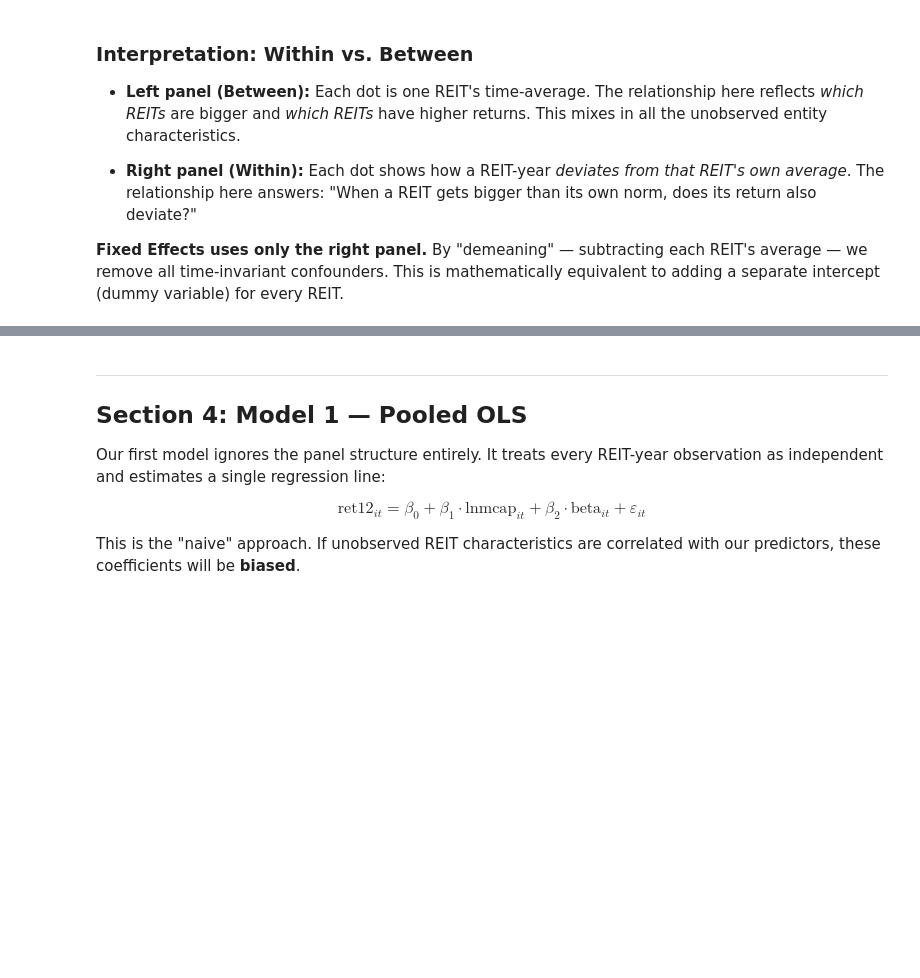
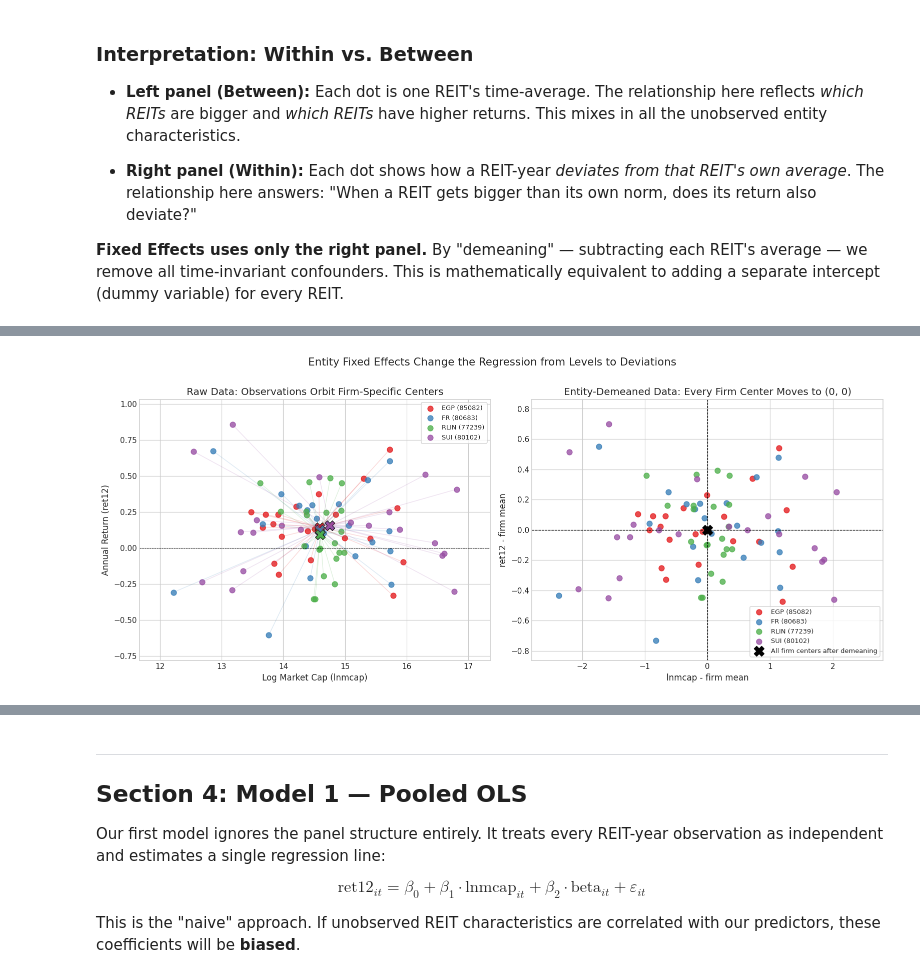
Before and after one commit to isb2348/qm2023-week10-fixed-effects-demos, a Jupyter notebook: fixed_effects_demo.ipynb, the cells around one changed output, grey strips where cells are left out. Saved outputs shown, nothing was run; the diff lists cells and outputs as text; code cells hidden in the pictures; blank space fills up the shorter version.

```diff
--- a/fixed_effects_demo.ipynb
+++ b/fixed_effects_demo.ipynb
@@ -329,0 +612,79 @@ plt.show()
+# %%
+# Chart 5c: The same demeaning idea in scatter space
+entity_scatter = df[df['permno'].isin(entity_demo_reits)].copy()
+entity_scatter['demeaned_ret12'] = entity_scatter['ret12'] - entity_scatter.groupby('permno')['ret12'].transform('mean')
+entity_centers = entity_scatter.groupby('permno')[['lnmcap', 'ret12']].mean()
+
+fig, axes = plt.subplots(1, 2, figsize=(14.5, 6))
+
+for i, reit_id in enumerate(entity_demo_reits):
+    firm_subset = entity_scatter[entity_scatter['permno'] == reit_id]
+    firm_color = highlight_colors[i % len(highlight_colors)]
+    firm_label = f"{firm_labels[reit_id]} ({reit_id})"
+    centroid_x = entity_centers.loc[reit_id, 'lnmcap']
+    centroid_y = entity_centers.loc[reit_id, 'ret12']
+
+    axes[0].scatter(
+        firm_subset['lnmcap'],
+        firm_subset['ret12'],
+        color=firm_color,
+        alpha=0.78,
+        s=50,
+        label=firm_label
+    )
+    axes[0].scatter(
+        [centroid_x],
+        [centroid_y],
+        color=firm_color,
+        marker='X',
+        s=170,
+        edgecolors='black',
+        linewidth=0.8
+    )
+    for _, row in firm_subset.iterrows():
+        axes[0].plot(
+            [row['lnmcap'], centroid_x],
+            [row['ret12'], centroid_y],
+            color=firm_color,
+            alpha=0.16,
+            linewidth=1
+        )
+
+    axes[1].scatter(
+        firm_subset['within_lnmcap'],
+        firm_subset['within_ret12'],
+        color=firm_color,
+        alpha=0.78,
+        s=50,
+        label=firm_label
+    )
+
+raw_x_pad = max(0.12, (entity_scatter['lnmcap'].max() - entity_scatter['lnmcap'].min()) * 0.12)
+raw_y_pad = max(0.05, (entity_scatter['ret12'].max() - entity_scatter['ret12'].min()) * 0.12)
+demeaned_x_abs = entity_scatter['within_lnmcap'].abs().max()
+demeaned_y_abs = entity_scatter['within_ret12'].abs().max()
+
+axes[0].set_title('Raw Data: Observations Orbit Firm-Specific Centers')
+axes[0].set_xlabel('Log Market Cap (lnmcap)')
+axes[0].set_ylabel('Annual Return (ret12)')
+axes[0].set_xlim(entity_scatter['lnmcap'].min() - raw_x_pad, entity_scatter['lnmcap'].max() + raw_x_pad)
+axes[0].set_ylim(entity_scatter['ret12'].min() - raw_y_pad, entity_scatter['ret12'].max() + raw_y_pad)
+axes[0].legend(loc='best', fontsize=8.5, frameon=True)
+axes[0].axhline(0, color='black', linewidth=0.6, linestyle='--')
+
+axes[1].axhline(0, color='black', linewidth=0.8, linestyle='--')
+axes[1].axvline(0, color='black', linewidth=0.8, linestyle='--')
+axes[1].scatter([0], [0], color='black', marker='X', s=170, label='All firm centers after demeaning')
+axes[1].set_title('Entity-Demeaned Data: Every Firm Center Moves to (0, 0)')
+axes[1].set_xlabel('lnmcap - firm mean')
+axes[1].set_ylabel('ret12 - firm mean')
+axes[1].set_xlim(-(demeaned_x_abs * 1.18), demeaned_x_abs * 1.18)
+axes[1].set_ylim(-(demeaned_y_abs * 1.18), demeaned_y_abs * 1.18)
+axes[1].legend(loc='best', fontsize=8.5, frameon=True)
+
+fig.suptitle('Entity Fixed Effects Change the Regression from Levels to Deviations', y=1.01, fontsize=14)
+plt.tight_layout()
+plt.savefig(DEMO_DIR / 'fe_demo_entity_demeaned_scatter.png', dpi=150, bbox_inches='tight')
+print('Saved: fe_demo_entity_demeaned_scatter.png')
+plt.show()
+# %% [output]
@@ -329,0 +692 @@ plt.show()
+[figure, added]
```
Also changed, not shown: parts of 32 cells of this notebook, 6 other files.
